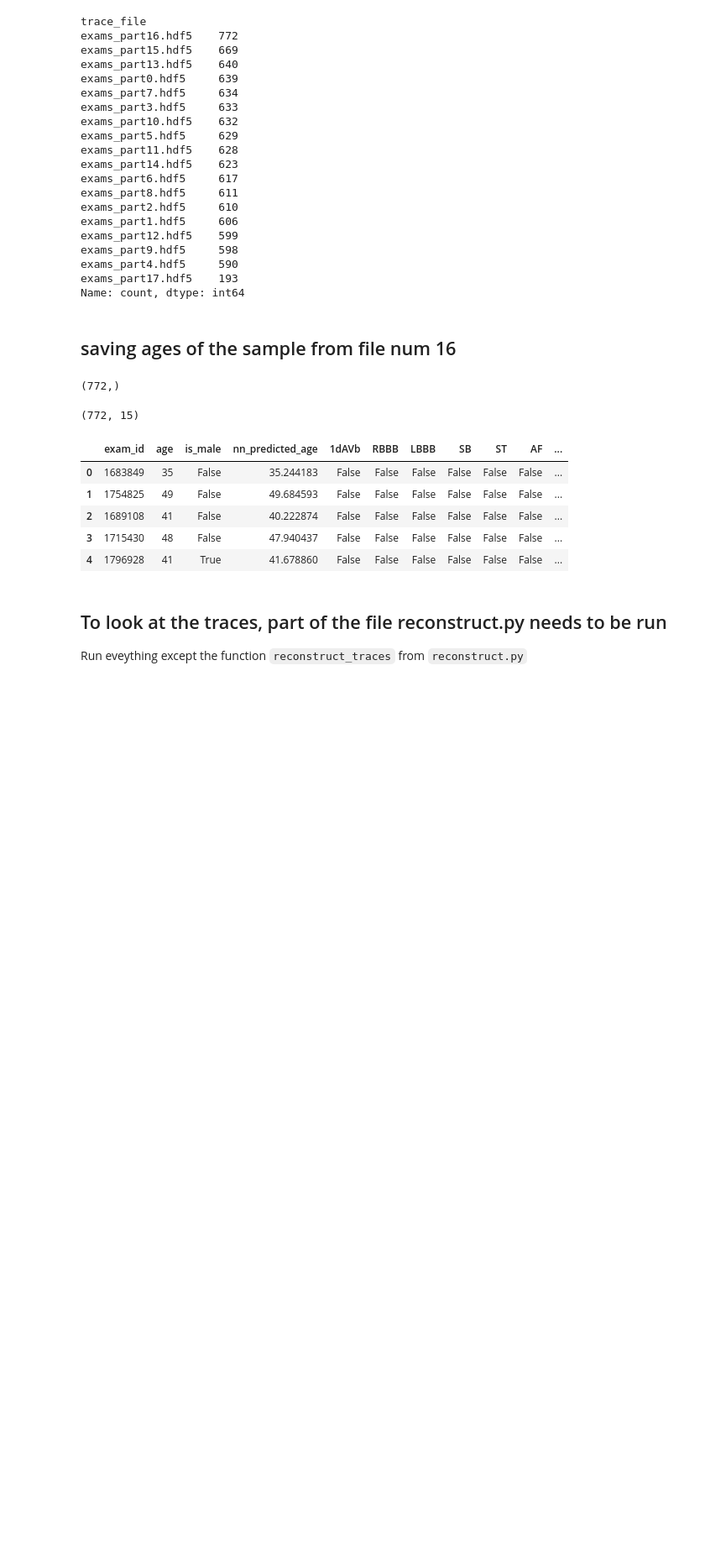
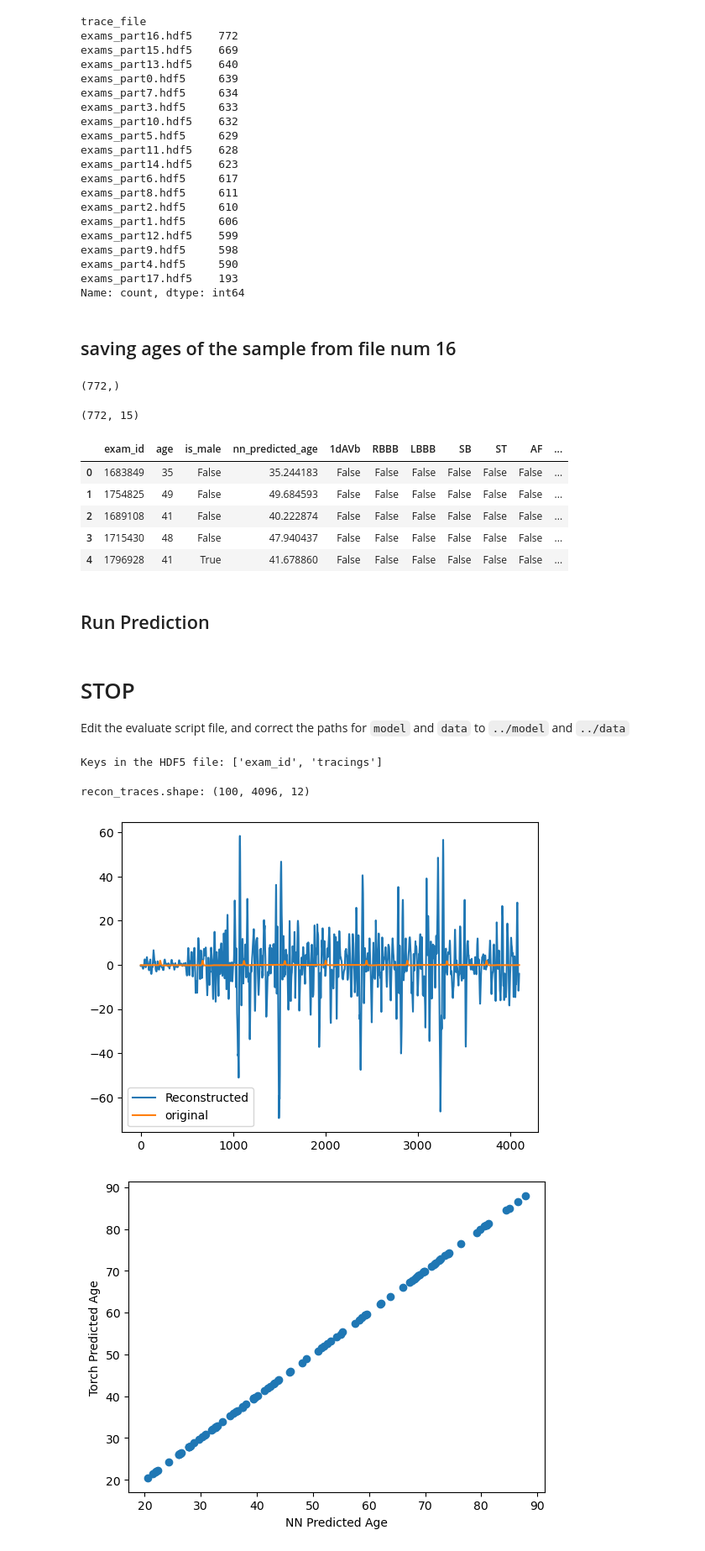
Before and after one commit to sanhitamj/ecg_unravel, a Jupyter notebook: notebooks/part16.ipynb, the cells around one changed output. Shown: that part at 84% size. Saved outputs shown, nothing was run; the diff lists cells and outputs as text; code cells hidden in the pictures; blank space fills up the shorter version.

```diff
--- a/notebooks/part16.ipynb
+++ b/notebooks/part16.ipynb
@@ -77,7 +77,3 @@ df_16.head()
 | 2 | 1689108 | 41 | False | 40.222874 | False | False | False | False | False | False | ... |
 | 3 | 1715430 | 48 | False | 47.940437 | False | False | False | False | False | False | ... |
 | 4 | 1796928 | 41 | True | 41.678860 | False | False | False | False | False | False | ... |
-# %% [markdown]
-## To look at the traces, part of the file reconstruct.py needs to be run
-
-Run eveything except the function `reconstruct_traces` from `reconstruct.py`
@@ -85,0 +80,5 @@ data = np.load("../output/p16/p16_age_diff_1_orig.npy")
+# %% [markdown]
+## Run Prediction
+# %% [markdown]
+# STOP
+Edit the evaluate script file, and correct the paths for `model` and `data` to `../model` and `../data`
@@ -86 +90,12 @@ data = np.load("../output/p16/p16_age_diff_1_orig.npy")
+# %%
+# to predict for the first 100 patients from the file 16
+n_total = 100  # to use filters; use a positive number to use first n
+batch_size = 20
+data_array, df, exam_ids = main(n_total=n_total)
+predict(data_array, df, exam_ids, reconstruct=True, n_total=n_total, batch_size=batch_size)
+# %% [output]
+Keys in the HDF5 file: ['exam_id', 'tracings']
+recon_traces.shape: (100, 4096, 12)
+[figure, added]
+[figure, added]
 # %%
```
Also changed, not shown: parts of 14 cells of this notebook, 1 other file.
